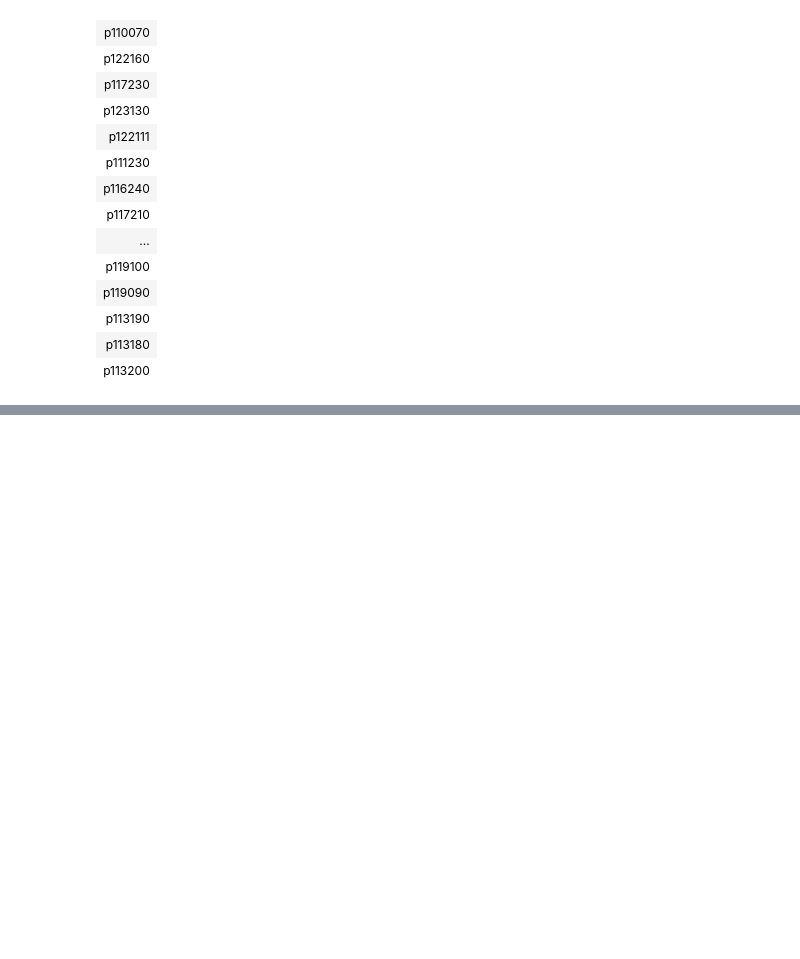
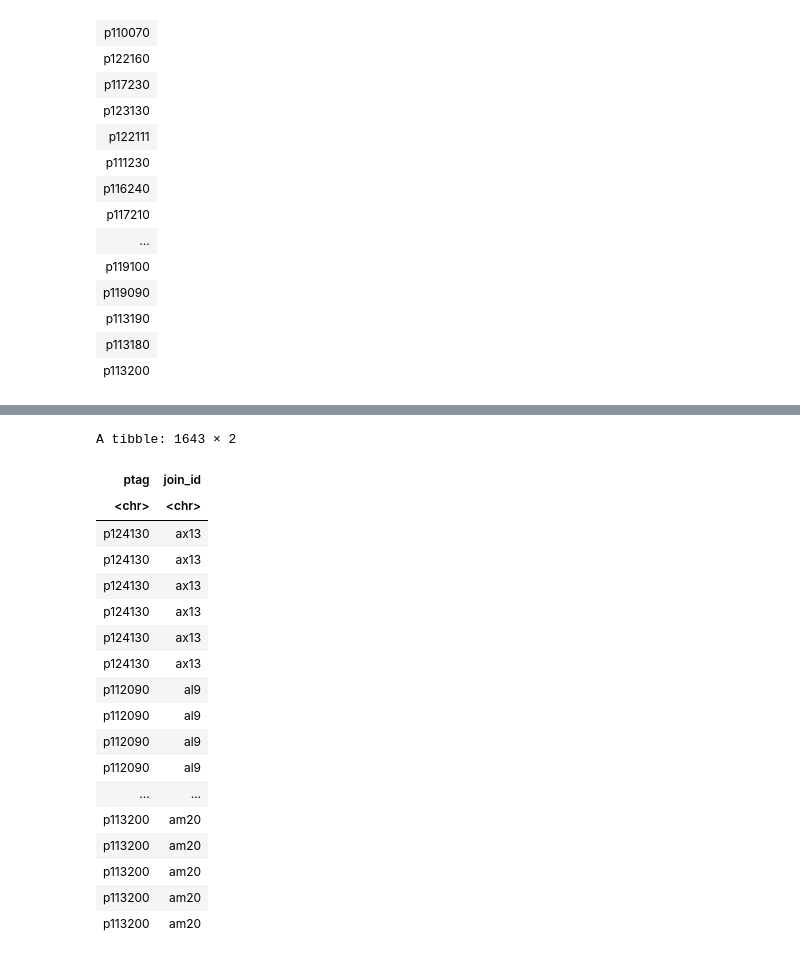
Before and after one commit to ag23wuji/bef_china, a Jupyter notebook: datas_and_notebooks/datacamp_notebooks/Untitled2.ipynb, the cells around one changed output, grey strips where cells are left out. Cells and saved outputs as stored; diff of their text form; code cells hidden in the pictures; blank space fills up the shorter version.

```diff
--- a/datas_and_notebooks/datacamp_notebooks/Untitled2.ipynb
+++ b/datas_and_notebooks/datacamp_notebooks/Untitled2.ipynb
@@ -121,0 +122,66 @@ unique(all_data_joined_lg$plot)
+# %%
+library(dplyr)
+library(stringr)
+
+# Hilfsfunktion bleibt gleich
+num_to_letters <- function(n) {
+  # n should be numeric or coercible to numeric
+  all_letters <- c(letters, paste0("a", letters))
+  n_num <- as.numeric(n)
+  # Return NA for invalid indices
+  n_num[is.na(n_num) | n_num < 1 | n_num > length(all_letters)] <- NA
+  return(all_letters[n_num])
+}
+
+# Für a_soils
+a_soils_clean <- a_soils %>%
+  mutate(
+    ptag_clean = tolower(ptag),
+    site_code = str_sub(ptag_clean, 2, 2),
+    letter_num = str_sub(ptag_clean, 3, 4),
+    plot_num = str_sub(ptag_clean, 5, 6),
+    subplot_digit = str_sub(ptag_clean, 7, 7)
+  ) %>%
+  mutate(
+    plot_letter = num_to_letters(letter_num),
+    subplot_roman = case_when(
+      subplot_digit == "0" ~ NA_character_,
+      subplot_digit == "5" ~ "i",
+      subplot_digit == "6" ~ "ii",
+      subplot_digit == "7" ~ "iii",
+      subplot_digit == "8" ~ "iv",
+      TRUE ~ NA_character_
+    ),
+    join_id = if_else(
+      is.na(subplot_roman),
+      paste0(plot_letter, as.numeric(plot_num)),
+      paste0(plot_letter, as.numeric(plot_num), "-", subplot_roman)
+    )
+  ) %>%
+  select(ptag, sample_num, join_id) %>%
+  distinct() %>%
+  full_join(a_soils, by = c("ptag", "sample_num")) |>
+  mutate(join_id = paste0("a", join_id))  # <-- Korrigiert: paste0 statt paste
+
+# Ausgabe der join_id-Spalten zur Kontrolle
+a_soils_clean %>% select(ptag, join_id)
+# %% [output]
+A tibble: 1643 × 2
+| ptag | join_id |
+| <chr> | <chr> |
+| p124130 | ax13 |
+| p124130 | ax13 |
+| p124130 | ax13 |
+| p124130 | ax13 |
+| p124130 | ax13 |
+| p124130 | ax13 |
+| p112090 | al9 |
+| p112090 | al9 |
+| p112090 | al9 |
+| p112090 | al9 |
+| ... | ... |
+| p113200 | am20 |
+| p113200 | am20 |
+| p113200 | am20 |
+| p113200 | am20 |
+| p113200 | am20 |
```
Also changed, not shown: parts of 12 cells of this notebook, 1 other file.
